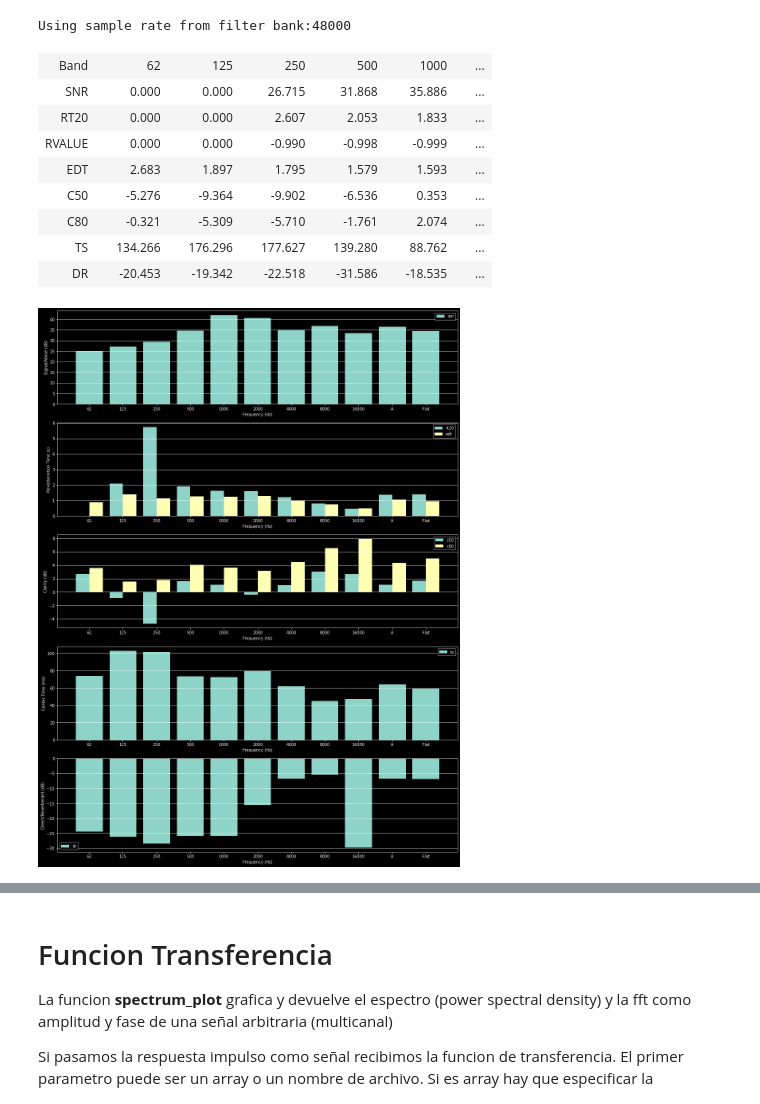
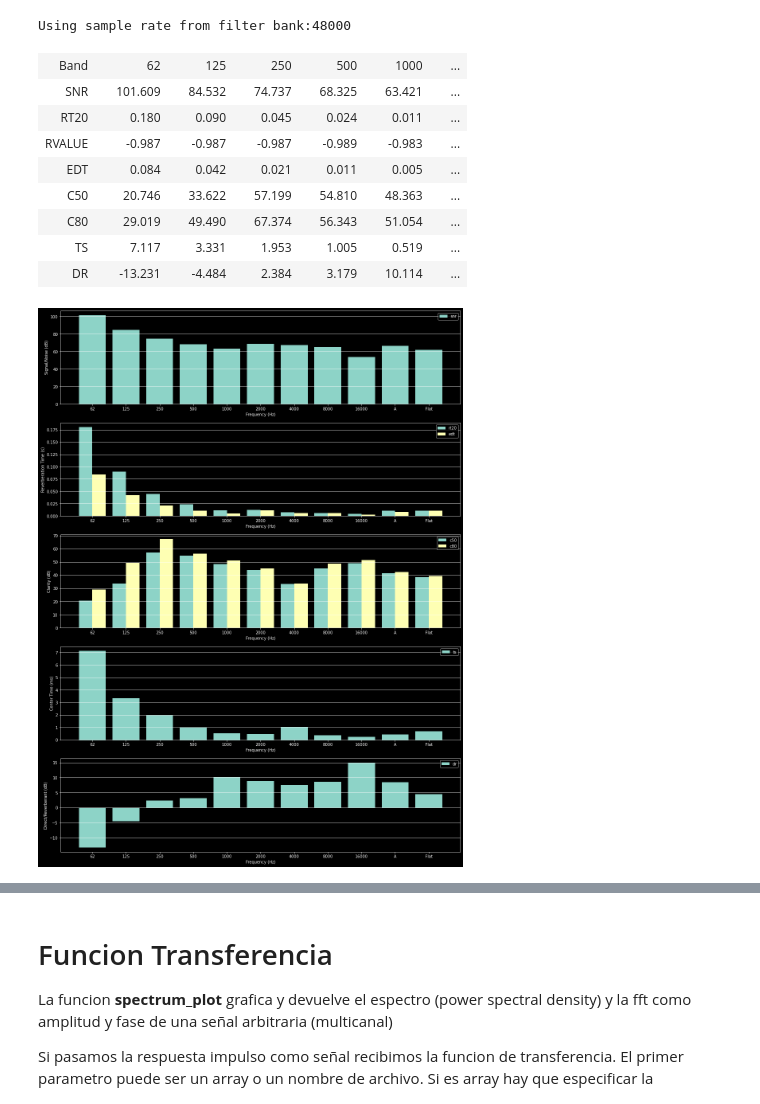
Before and after one commit to meguia/IRma, a Jupyter notebook: src/notebooks/field_session.ipynb, the cells around one changed output, grey strips where cells are left out. Drawn from its saved outputs; the diff is of its cells as text; code cells hidden in the pictures.

```diff
--- a/src/notebooks/field_session.ipynb
+++ b/src/notebooks/field_session.ipynb
@@ -28,8 +28,8 @@ Generacion de Metadata y nombres de archivo para los registros
 parlantes = ["L","R","centro"]
 mics = ["pub1","pub2"]
 tipo = "Mono"
-inchan = [0,1]
-outchan = [0,1]
+inchan = [1,2]
+outchan = [1,2]
 loopback = 1
 s = RecordingSession("Session1",parlantes,mics,inchan=inchan,outchan=outchan,loopback=loopback,
                      rtype=tipo,sampling_rate=fs,sweepfile="sweep_x1_48k_10s_30_22k")
@@ -156,18 +155,18 @@ Using sample rate from filter bank:48000
 pars_print(pars,chan=1)
 # %% [output]
 | Band |  | 62 |  | 125 |  | 250 |  | 500 |  | 1000 |  | ... |
-| SNR |  | 0.000 |  | 0.000 |  | 26.715 |  | 31.868 |  | 35.886 |  | ... |
-| RT20 |  | 0.000 |  | 0.000 |  | 2.607 |  | 2.053 |  | 1.833 |  | ... |
-| RVALUE |  | 0.000 |  | 0.000 |  | -0.990 |  | -0.998 |  | -0.999 |  | ... |
-| EDT |  | 2.683 |  | 1.897 |  | 1.795 |  | 1.579 |  | 1.593 |  | ... |
-| C50 |  | -5.276 |  | -9.364 |  | -9.902 |  | -6.536 |  | 0.353 |  | ... |
-| C80 |  | -0.321 |  | -5.309 |  | -5.710 |  | -1.761 |  | 2.074 |  | ... |
-| TS |  | 134.266 |  | 176.296 |  | 177.627 |  | 139.280 |  | 88.762 |  | ... |
-| DR |  | -20.453 |  | -19.342 |  | -22.518 |  | -31.586 |  | -18.535 |  | ... |
+| SNR |  | 101.609 |  | 84.532 |  | 74.737 |  | 68.325 |  | 63.421 |  | ... |
+| RT20 |  | 0.180 |  | 0.090 |  | 0.045 |  | 0.024 |  | 0.011 |  | ... |
+| RVALUE |  | -0.987 |  | -0.987 |  | -0.987 |  | -0.989 |  | -0.983 |  | ... |
+| EDT |  | 0.084 |  | 0.042 |  | 0.021 |  | 0.011 |  | 0.005 |  | ... |
+| C50 |  | 20.746 |  | 33.622 |  | 57.199 |  | 54.810 |  | 48.363 |  | ... |
+| C80 |  | 29.019 |  | 49.490 |  | 67.374 |  | 56.343 |  | 51.054 |  | ... |
+| TS |  | 7.117 |  | 3.331 |  | 1.953 |  | 1.005 |  | 0.519 |  | ... |
+| DR |  | -13.231 |  | -4.484 |  | 2.384 |  | 3.179 |  | 10.114 |  | ... |
 # %%
-pars_plot(pars,['snr','rt20','c80','ts','dr'],chan=0)
+pars_plot(pars,['snr','rt20','c80','ts','dr'],chan=1)
 # %% [output]
-[figure, old version]
+[figure, new version]
 # %%
 parsdecay_plot(pars,fs=fs)
 # %% [output]
```
Also changed, not shown: parts of 11 cells of this notebook, 4 other files.
